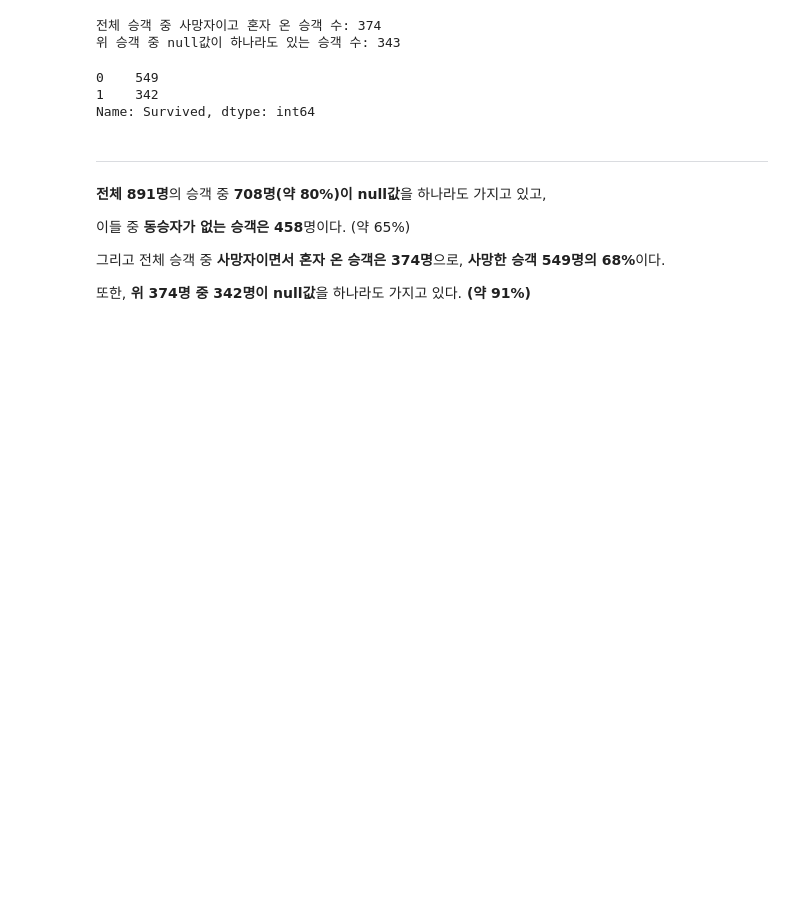
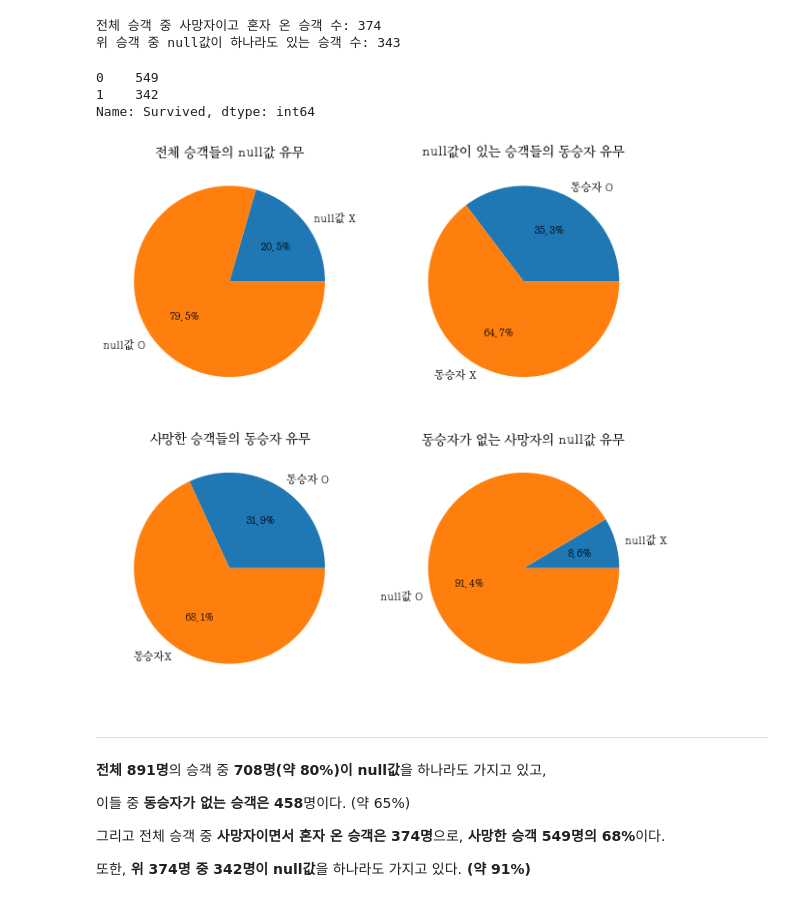
Before and after one commit to Abdumaleek/Kaggle-Titanic, a Jupyter notebook: New Titanic.ipynb, the cells around one changed output. Drawn from its saved outputs; the diff is of its cells as text; code cells hidden in the pictures; blank space fills up the shorter version.

```diff
--- a/New Titanic.ipynb
+++ b/New Titanic.ipynb
@@ -193,6 +196,23 @@ train.Survived.value_counts()
 0    549
 1    342
 Name: Survived, dtype: int64
+# %%
+plt.figure(figsize = (10,10))
+plt.subplot(2,2,1)
+plt.title("전체 승객들의 null값 유무")
+plt.pie([891-708, 708], labels = ['null값 X', 'null값 O'],autopct ='%1.1f%%')
+plt.subplot(2,2,2)
+plt.title("null값이 있는 승객들의 동승자 유무")
+plt.pie([708-458, 458], labels= ['동승자 O', '동승자 X'],autopct ='%1.1f%%')
+plt.subplot(2,2,3)
+plt.title("사망한 승객들의 동승자 유무")
+plt.pie([549-374, 374], labels=['동승자 O', '동승자X'],autopct ='%1.1f%%')
+plt.subplot(2,2,4)
+plt.title("동승자가 없는 사망자의 null값 유무")
+plt.pie([374-342, 342], labels=['null값 X', 'null값 O'],autopct ='%1.1f%%')
+plt.show()
+# %% [output]
+[figure, added]
 # %% [markdown]
 ----------------------------------------
 <strong>전체 891명</strong>의 승객 중 <strong>708명(약 80%)이 null값</strong>을 하나라도 가지고 있고,
```
Also changed, not shown: parts of 6 cells of this notebook.
